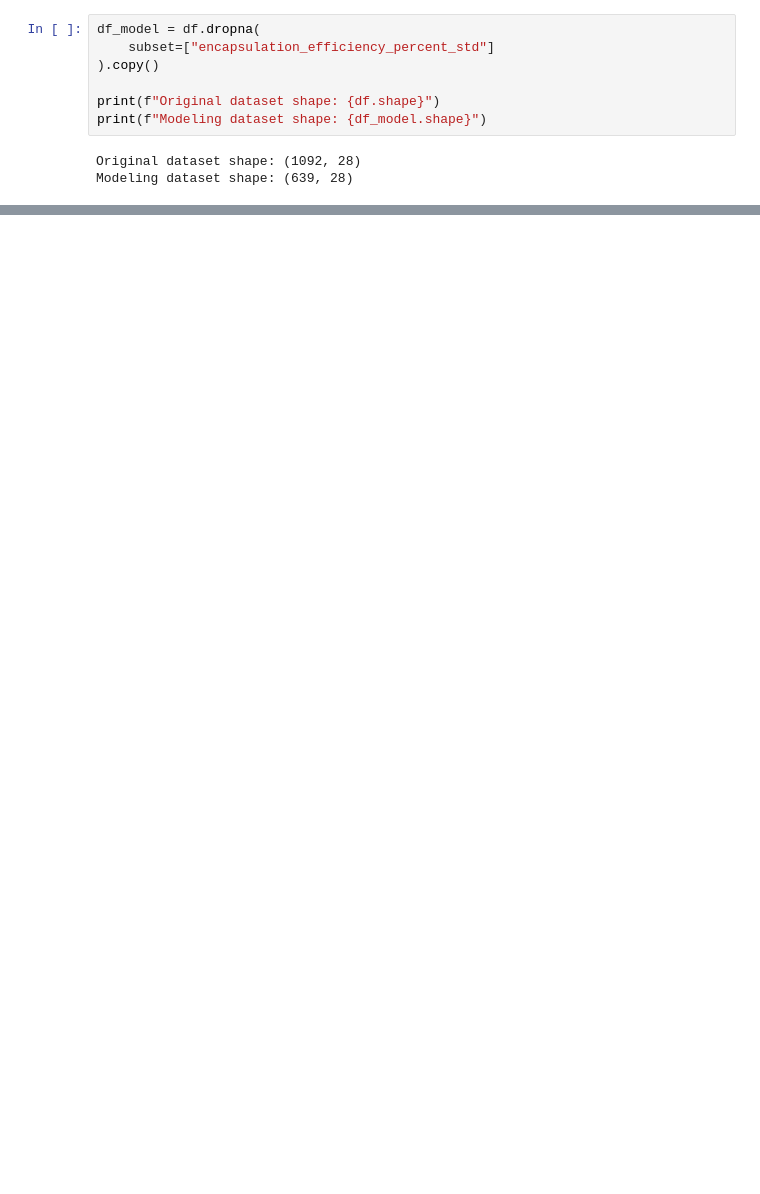
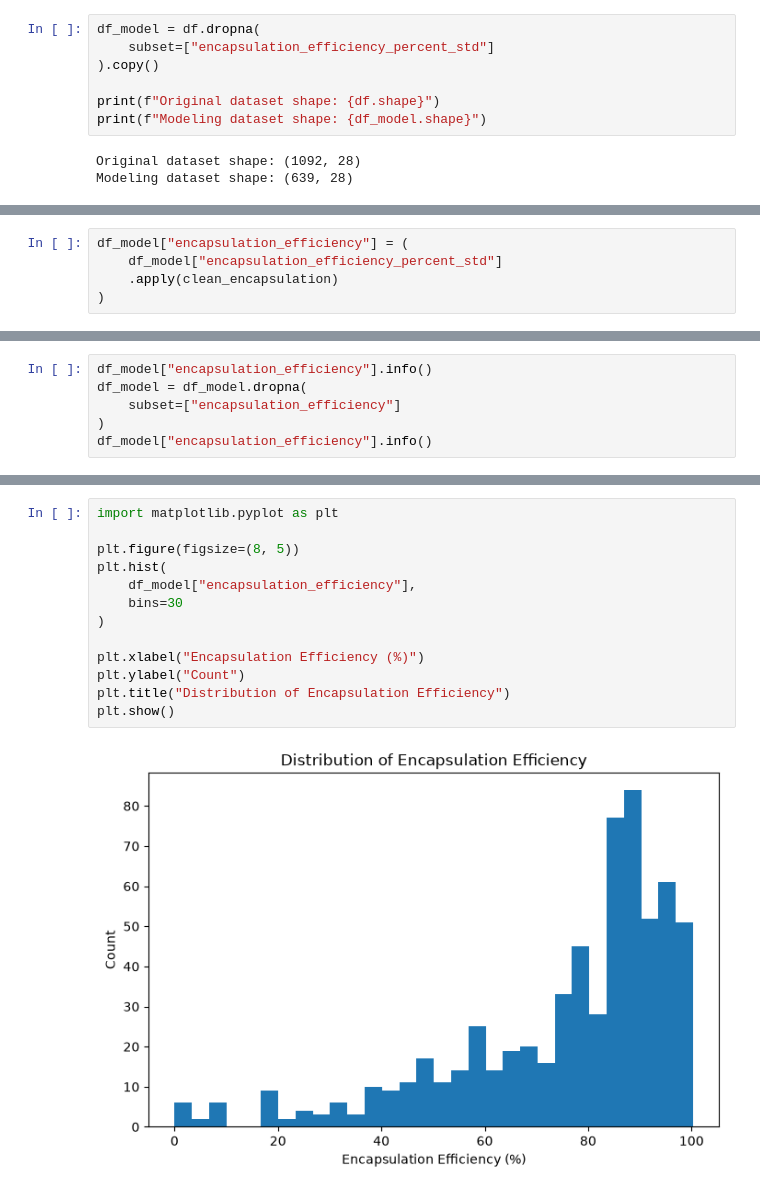
Before and after one commit to Iris-Bo/lnp-encapsulation-predictor, a Jupyter notebook: notebooks/01_data_exploration.ipynb, the cells around one changed output, grey strips where cells are left out. Saved outputs shown, nothing was run; the diff lists cells and outputs as text; blank space fills up the shorter version.

```diff
--- a/notebooks/01_data_exploration.ipynb
+++ b/notebooks/01_data_exploration.ipynb
@@ -200,0 +228,5 @@ Data needs to be cleaned. TO DO
+# %%
+df_model["encapsulation_efficiency"] = (
+    df_model["encapsulation_efficiency_percent_std"]
+    .apply(clean_encapsulation)
+)
@@ -200,0 +245,6 @@ Data needs to be cleaned. TO DO
+# %%
+df_model["encapsulation_efficiency"].info()
+df_model = df_model.dropna(
+    subset=["encapsulation_efficiency"]
+)
+df_model["encapsulation_efficiency"].info()
@@ -200,0 +271,15 @@ Data needs to be cleaned. TO DO
+# %%
+import matplotlib.pyplot as plt
+
+plt.figure(figsize=(8, 5))
+plt.hist(
+    df_model["encapsulation_efficiency"],
+    bins=30
+)
+
+plt.xlabel("Encapsulation Efficiency (%)")
+plt.ylabel("Count")
+plt.title("Distribution of Encapsulation Efficiency")
+plt.show()
+# %% [output]
+[figure, added]
```
Also changed, not shown: parts of 49 cells of this notebook.
